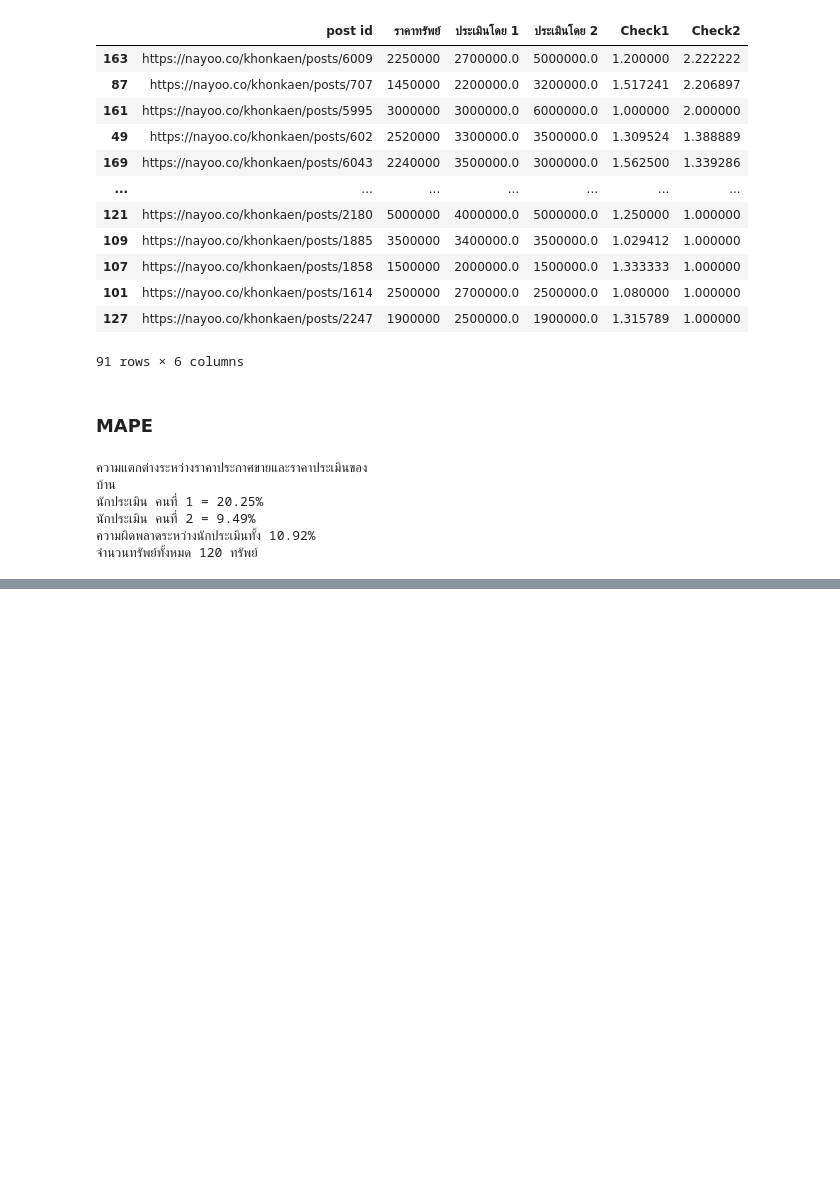
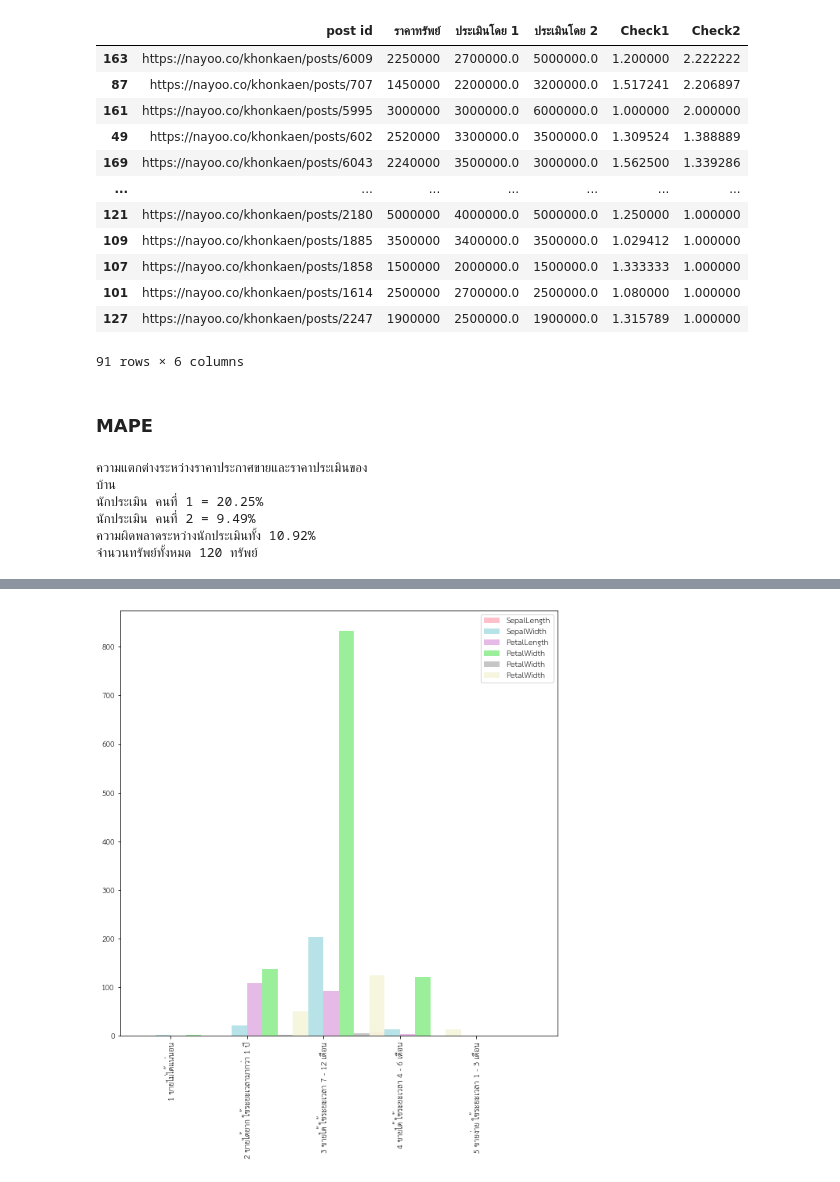
Before and after one commit to Ingapis/bsc_dpdm22, a Jupyter notebook: [dataprep1]_property_estimator.ipynb, the cells around one changed output, grey strips where cells are left out. Cells and saved outputs as stored; diff of their text form; code cells hidden in the pictures; blank space fills up the shorter version.

```diff
--- a/[dataprep1]_property_estimator.ipynb
+++ b/[dataprep1]_property_estimator.ipynb
@@ -1010,0 +1043,2 @@ print(f'จำนวนทรัพย์ทั้งหมด {len(id2_s)} ท
+# %%
+all_est_score = all_est.pivot_table('post id',index='ให้คะแนนทรัพย์',columns='property_type',aggfunc='count').reset_index().fillna(0)
@@ -1010,0 +1071,27 @@ print(f'จำนวนทรัพย์ทั้งหมด {len(id2_s)} ท
+# %%
+matplotlib.rcParams['figure.figsize']=[10,10]
+name = all_est_score.reset_index()['ให้คะแนนทรัพย์']
+aaa = all_est_score['คอนโด']
+bbb = all_est_score['ทาวน์โฮม']
+ccc = all_est_score['ที่ดิน']
+ddd = all_est_score['บ้านเดี่ยว']
+eee = all_est_score['บ้านแฝด']
+fff = all_est_score['อาคารพาณิชย์/สำนักงาน']
+x = np.arange(len(aaa))
+x2=x
+w=0.2
+plt.bar(x,aaa,width=w,color='pink',label='SepalLength')
+x=x+w
+plt.bar(x,bbb,width=w,color='powderblue',alpha = 0.9,label='SepalWidth')
+x=x+w
+plt.bar(x,ccc,width=w,color='plum',alpha = 0.72,label='PetalLength')
+x=x+w
+plt.bar(x,ddd,width=w,color='lightgreen',alpha = 0.9,label='PetalWidth')
+x=x+w
+plt.bar(x,eee,width=w,color='silver',alpha = 0.9,label='PetalWidth')
+x=x+w
+plt.bar(x,fff,width=w,color='beige',alpha = 0.9,label='PetalWidth')
+plt.xticks(x2+(w+(w/2)),name,rotation=90)
+plt.legend();
+# %% [output]
+[figure, added]
```
Also changed, not shown: parts of 27 cells of this notebook.
